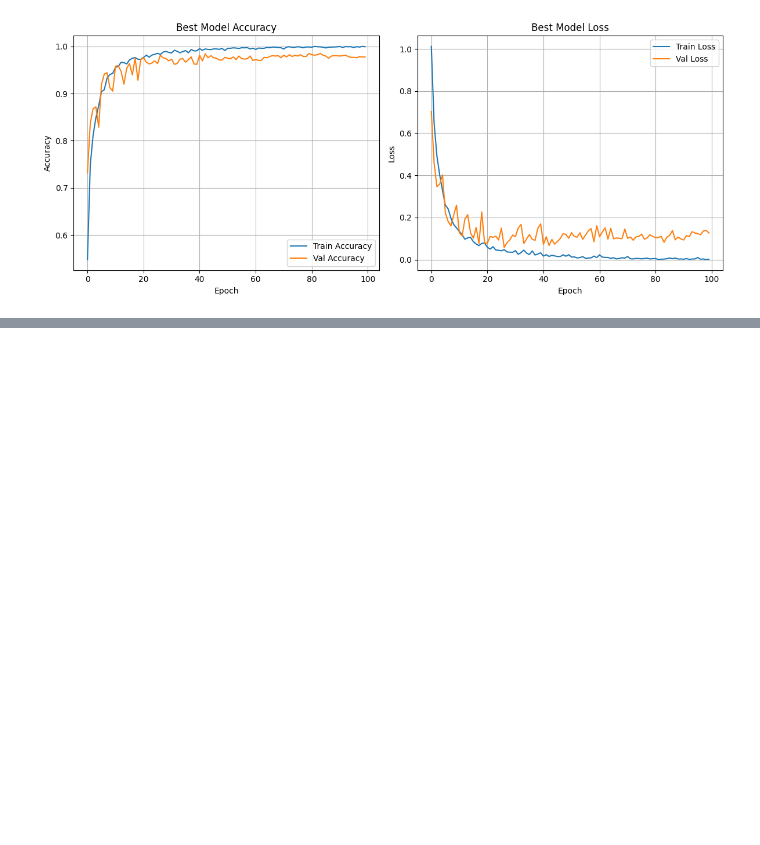
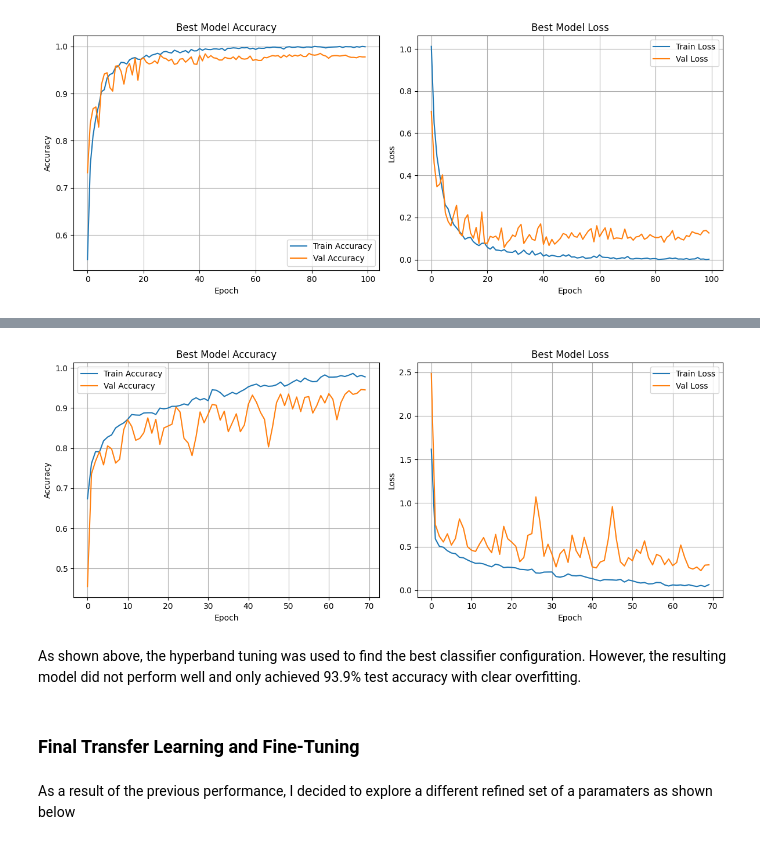
Before and after one commit to Rayenbt/Brain-Tumor-Classification-using-Deep-Learning, a Jupyter notebook: Final_Project.ipynb, the cells around one changed output, grey strips where cells are left out. Saved outputs shown, nothing was run; the diff lists cells and outputs as text; code cells hidden in the pictures; blank space fills up the shorter version.

Commit message:
Resnet50 model

```diff
--- a/Final_Project.ipynb
+++ b/Final_Project.ipynb
@@ -1177,0 +904,8 @@ plt.show()
+# %%
+fine_tune_history = model.fit(
+    train_ds_preprocessed,
+    validation_data=val_ds_preprocessed,
+    epochs=100,
+    initial_epoch=30,
+    callbacks=callbacks
+)
@@ -1177,0 +1027,34 @@ plt.show()
+# %%
+import matplotlib.pyplot as plt
+
+fig, axs = plt.subplots(1, 2, figsize=(12, 5))
+
+# Accuracy plot
+axs[0].plot(fine_tune_history.history['accuracy'], label='Train Accuracy')
+axs[0].plot(fine_tune_history.history['val_accuracy'], label='Val Accuracy')
+axs[0].set_title('Best Model Accuracy')
+axs[0].set_xlabel('Epoch')
+axs[0].set_ylabel('Accuracy')
+axs[0].legend()
+axs[0].grid(True)
+
+# Loss plot
+axs[1].plot(fine_tune_history.history['loss'], label='Train Loss')
+axs[1].plot(fine_tune_history.history['val_loss'], label='Val Loss')
+axs[1].set_title('Best Model Loss')
+axs[1].set_xlabel('Epoch')
+axs[1].set_ylabel('Loss')
+axs[1].legend()
+axs[1].grid(True)
+
+# Adjust layout and show the plot
+plt.tight_layout()
+plt.show()
+# %% [output]
+[figure, added]
+# %% [markdown]
+As shown above, the hyperband tuning was used to find the best classifier configuration. However, the resulting model did not perform well and only achieved 93.9% test accuracy with clear overfitting.
+# %% [markdown]
+### Final Transfer Learning and Fine-Tuning
+# %% [markdown]
+As a result of the previous performance, I decided to explore a different refined set of a paramaters as shown below
```
Also changed, not shown: parts of 41 cells of this notebook.
